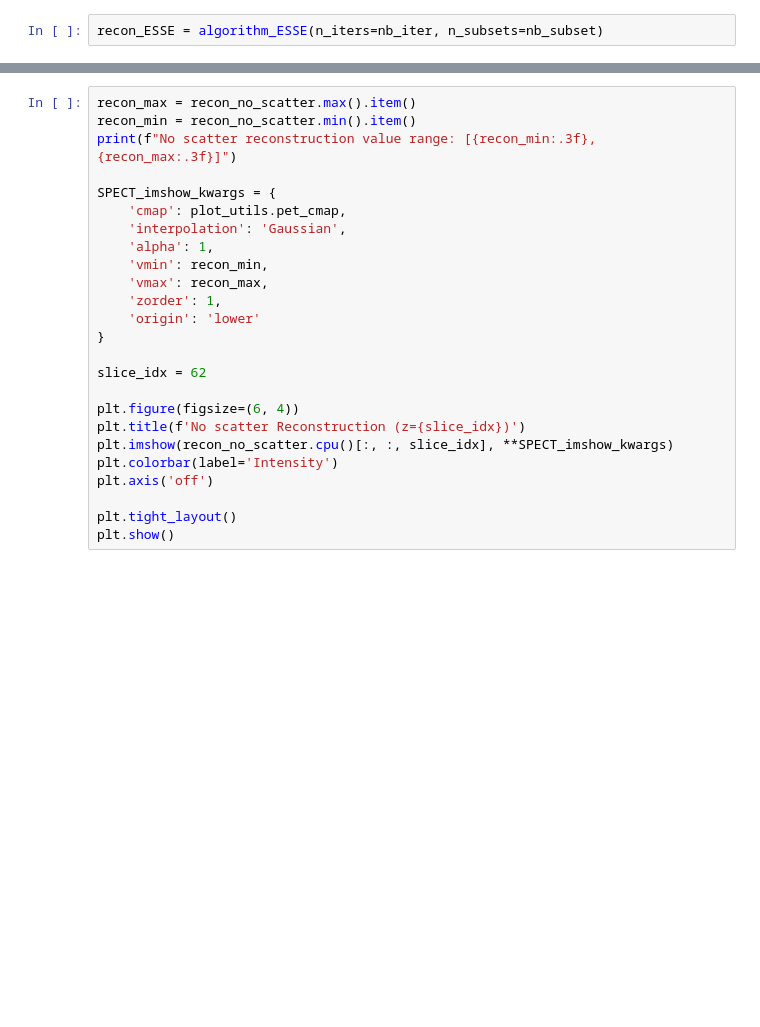
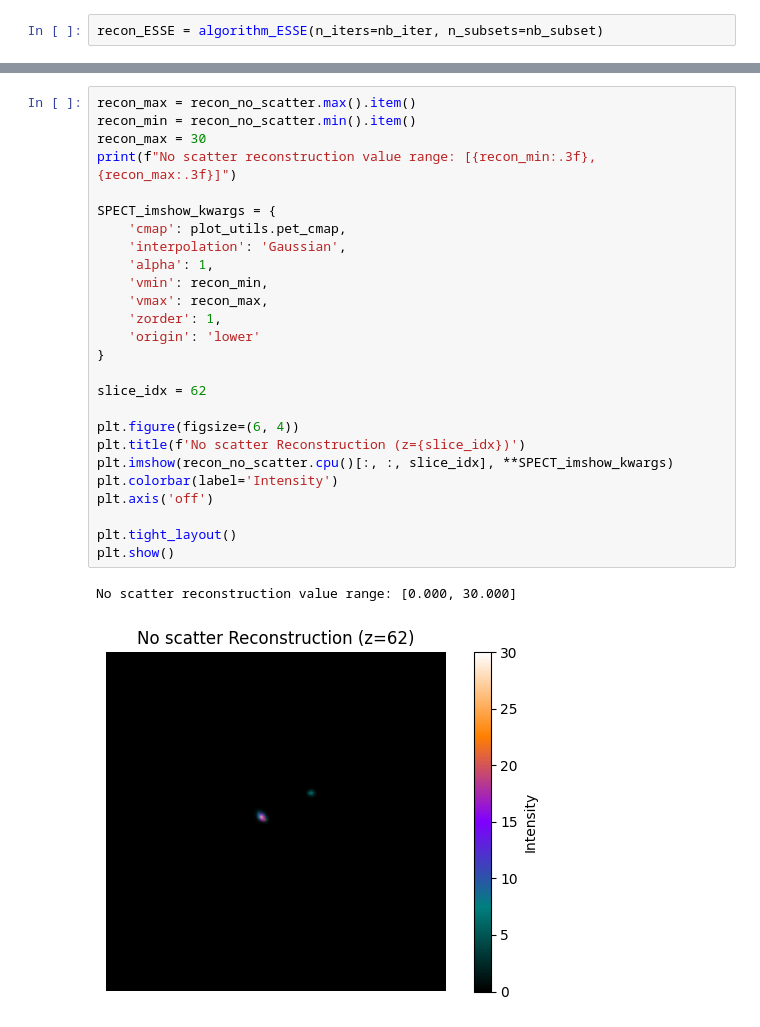
Before and after one commit to Nebulaaae/PyTomography, a Jupyter notebook: docs/source/notebooks/mc_esse_tew_comparison.ipynb, the cells around one changed output, grey strips where cells are left out. Saved outputs shown, nothing was run; the diff lists cells and outputs as text; blank space fills up the shorter version.

```diff
--- a/docs/source/notebooks/mc_esse_tew_comparison.ipynb
+++ b/docs/source/notebooks/mc_esse_tew_comparison.ipynb
@@ -352,28 +489,32 @@ plt.show()
 # %%
 recon_max = recon_no_scatter.max().item()
 recon_min = recon_no_scatter.min().item()
+recon_max = 30
 print(f"No scatter reconstruction value range: [{recon_min:.3f}, {recon_max:.3f}]")
 
 SPECT_imshow_kwargs = {
     'cmap': plot_utils.pet_cmap,
     'interpolation': 'Gaussian',
     'alpha': 1,
     'vmin': recon_min,
     'vmax': recon_max,
     'zorder': 1,
     'origin': 'lower'
 }
 
 slice_idx = 62
 
 plt.figure(figsize=(6, 4))
 plt.title(f'No scatter Reconstruction (z={slice_idx})')
 plt.imshow(recon_no_scatter.cpu()[:, :, slice_idx], **SPECT_imshow_kwargs)
 plt.colorbar(label='Intensity')
 plt.axis('off')
 
 plt.tight_layout()
 plt.show()
+# %% [output]
+No scatter reconstruction value range: [0.000, 30.000]
+[figure, added]
 # %%
 recon_max = recon_ESSE.max().item()
 recon_min = recon_ESSE.min().item()
```
Also changed, not shown: parts of 19 cells of this notebook.
